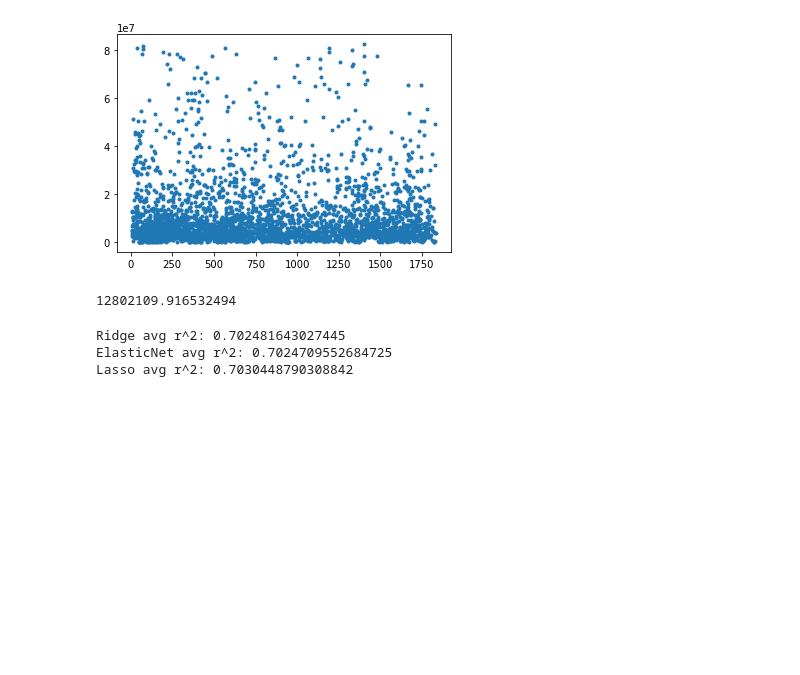
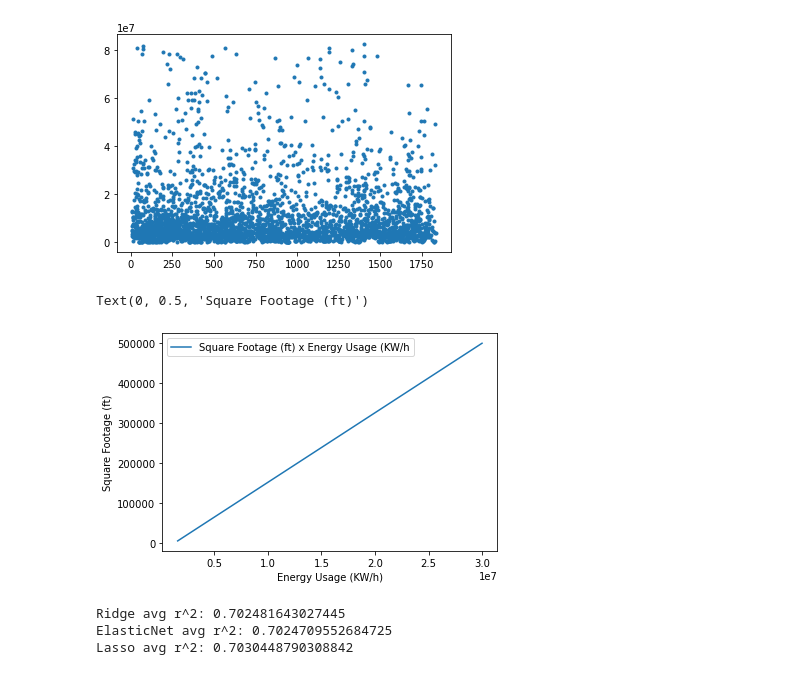
Before and after one commit to 1fabunicorn/Notebooks, a Jupyter notebook: Final_Project.ipynb, the cells around one changed output. Drawn from its saved outputs; the diff is of its cells as text; code cells hidden in the pictures; blank space fills up the shorter version.

Commit message:
added graph

```diff
--- a/Final_Project.ipynb
+++ b/Final_Project.ipynb
@@ -127,8 +146,8 @@ y.plot(style='.')
 # %%
 from sklearn.linear_model import ElasticNetCV
 from sklearn.pipeline import make_pipeline
-
-
+import warnings
+warnings.filterwarnings("ignore", category=UserWarning)
 alpha_elastic = [0.0089591]
 elastic = make_pipeline(StandardScaler(), ElasticNetCV(cv=None, alphas=alpha_elastic))
 elastic.fit(X, y)
@@ -139,12 +158,21 @@ def estimate_total_energy(property_type, sq_footage, year):
     except KeyError:
         raise ValueError(f"{property_type} is not estimated")
     return elastic.predict([[prop_num, sq_footage, year]])[0]
-
-
-# np.average(cross_val_score(elastic, X, y, scoring="r2", cv=None))
-estimate_total_energy('Multifamily Housing', 200000, 1980)
-# %% [output]
-12802109.916532494
+# %%
+from matplotlib import pyplot as plt
+
+sq_footage = np.linspace(5000, 500000, 5)
+# sq_footage = np.logspace(1, 10, 5)
+
+X = [estimate_total_energy('Multifamily Housing', sq_footage[0], 2020), estimate_total_energy('Multifamily Housing', sq_footage[1], 2020), estimate_total_energy('Multifamily Housing', sq_footage[2], 2020), estimate_total_energy('Multifamily Housing', sq_footage[3], 2020), estimate_total_energy('Multifamily Housing', sq_footage[4], 2020)]
+plt.plot(X, sq_footage)
+plt.legend(['Square Footage (ft) x Energy Usage (KW/h'])
+plt.xlabel("Energy Usage (KW/h)")
+plt.ylabel("Square Footage (ft)")
+# plt.legend()
+# %% [output]
+Text(0, 0.5, 'Square Footage (ft)')
+[figure, added]
 # %%
 from sklearn.pipeline import make_pipeline
 from sklearn.linear_model import ElasticNetCV, LassoCV, RidgeCV
```
Also changed, not shown: parts of 4 cells of this notebook.
